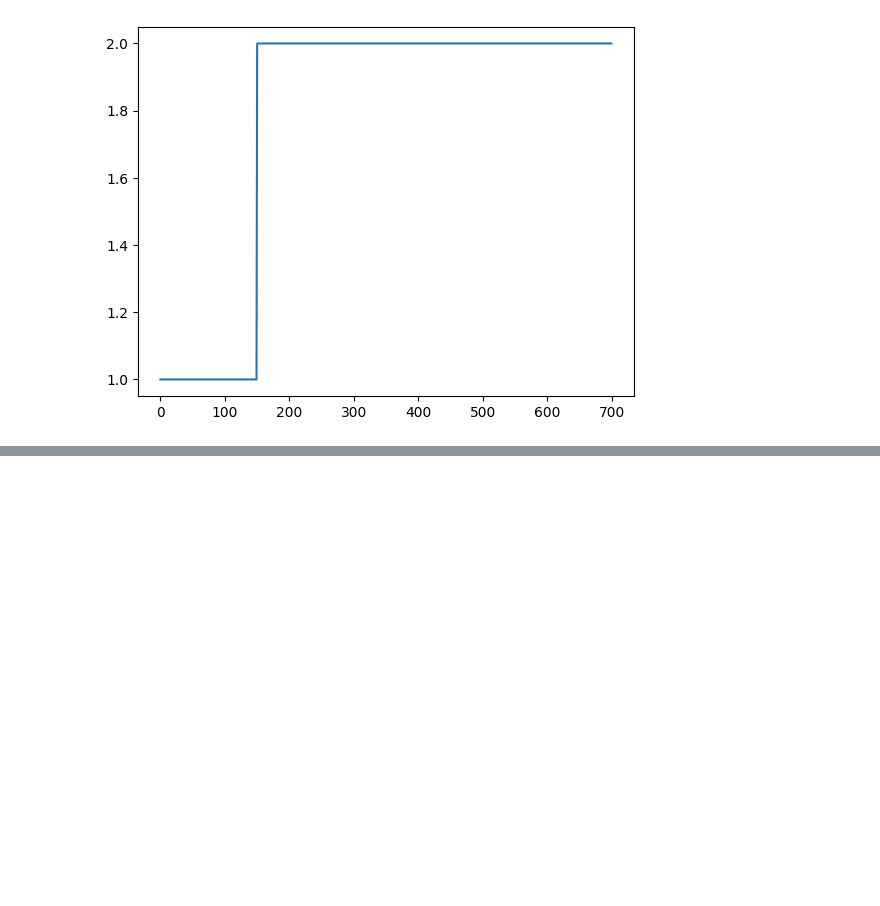
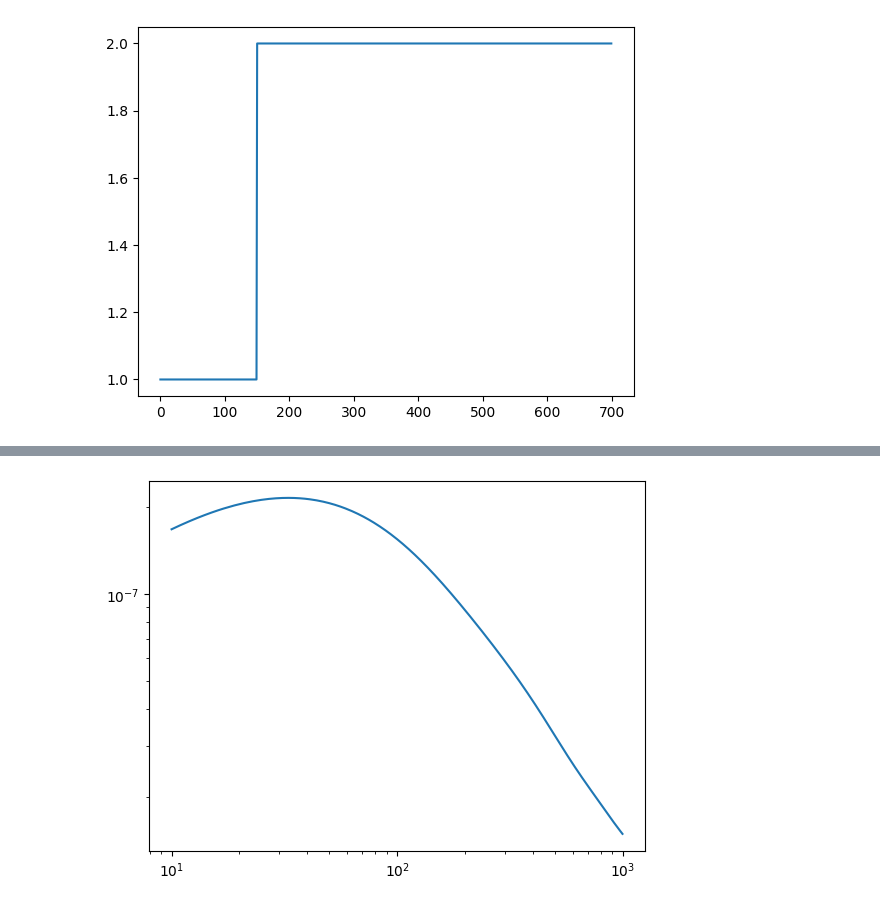
Before and after one commit to fpetri115/LBGforecast, a Jupyter notebook: tests_angpower.ipynb, the cells around one changed output, grey strips where cells are left out. Saved outputs shown, nothing was run; the diff lists cells and outputs as text; code cells hidden in the pictures; blank space fills up the shorter version.

```diff
--- a/tests_angpower.ipynb
+++ b/tests_angpower.ipynb
@@ -40,0 +45,6 @@ compare_cls(data[0], cl, ell, figure_size=(15,10), fontsize=18)
+# %%
+plt.plot(ell, cl_CMB[9*990:])
+plt.yscale("log")
+plt.xscale("log")
+# %% [output]
+[figure, added]
```
Also changed, not shown: parts of 10 cells of this notebook, 4 other files.
